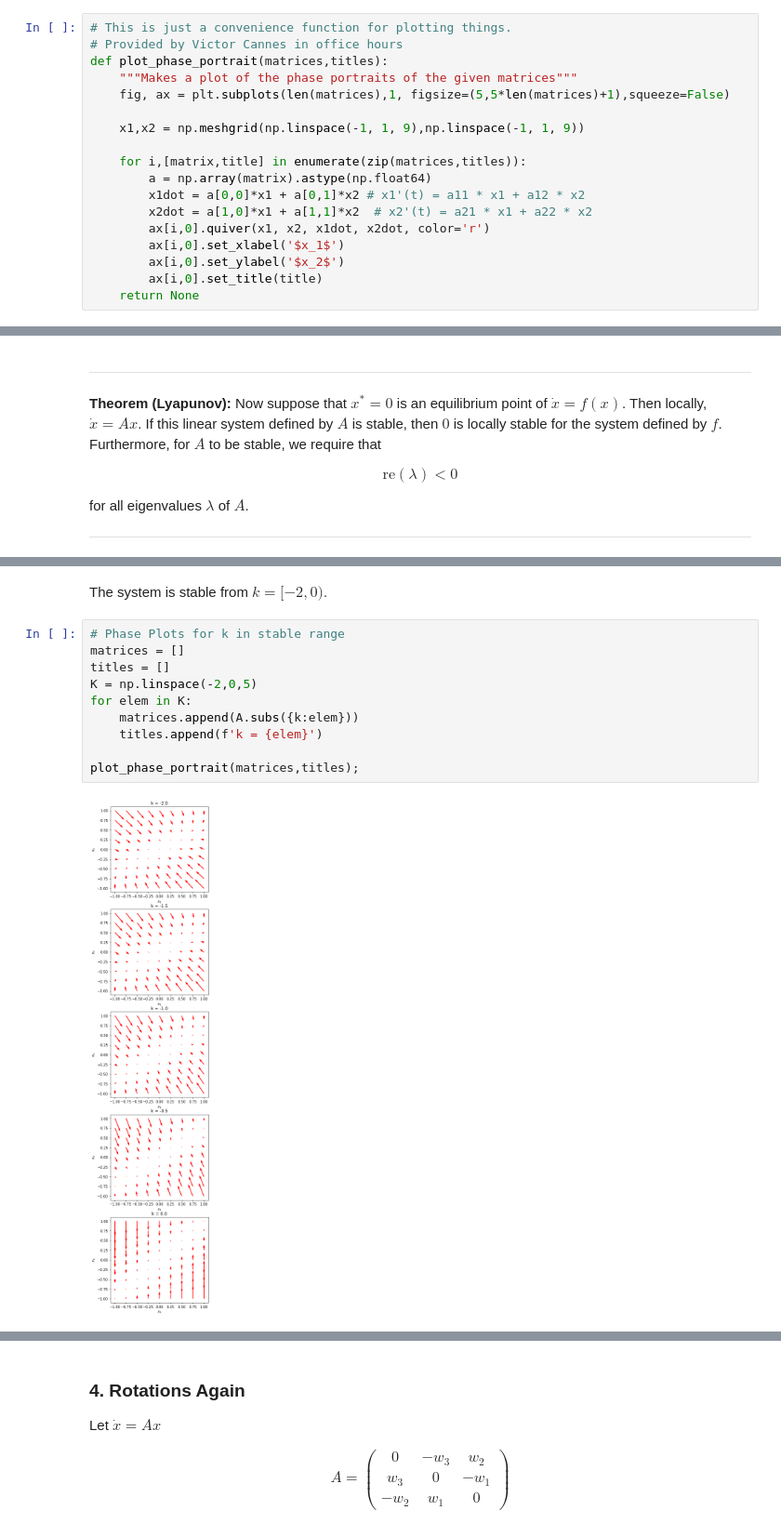
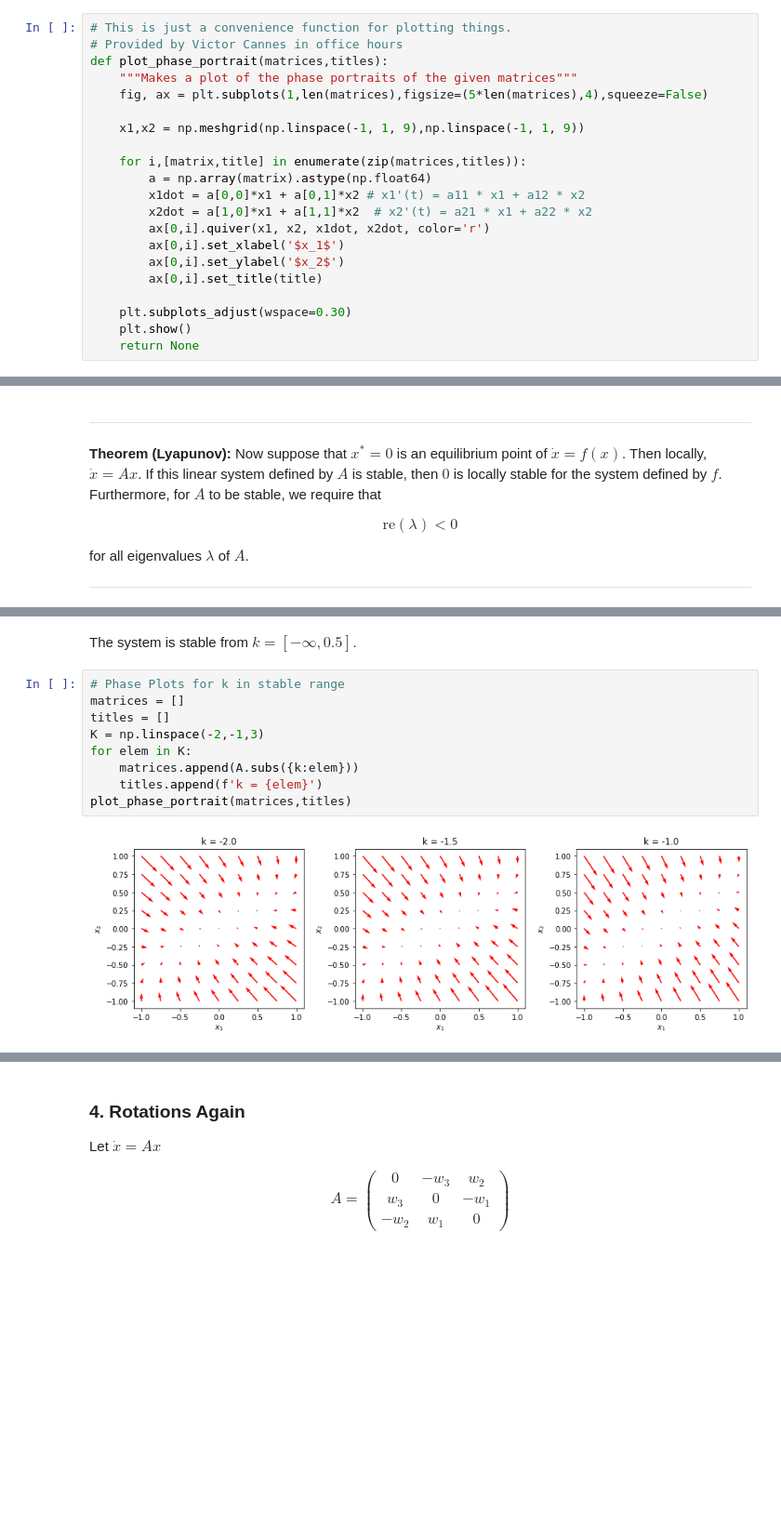
Before and after one commit to kegedy/EE502P, a Jupyter notebook: hw/kevin/HW05.ipynb, the cells around one changed output, grey strips where cells are left out. Shown at 93% size. Cells and saved outputs as stored; diff of their text form; blank space fills up the shorter version.

```diff
--- a/hw/kevin/HW05.ipynb
+++ b/hw/kevin/HW05.ipynb
@@ -127,7 +128,7 @@ $$
 # Provided by Victor Cannes in office hours
 def plot_phase_portrait(matrices,titles):
     """Makes a plot of the phase portraits of the given matrices"""
-    fig, ax = plt.subplots(len(matrices),1, figsize=(5,5*len(matrices)+1),squeeze=False)
+    fig, ax = plt.subplots(1,len(matrices),figsize=(5*len(matrices),4),squeeze=False)
 
     x1,x2 = np.meshgrid(np.linspace(-1, 1, 9),np.linspace(-1, 1, 9))
 
@@ -135,10 +136,13 @@ def plot_phase_portrait(matrices,titles):
         a = np.array(matrix).astype(np.float64)
         x1dot = a[0,0]*x1 + a[0,1]*x2 # x1'(t) = a11 * x1 + a12 * x2
         x2dot = a[1,0]*x1 + a[1,1]*x2  # x2'(t) = a21 * x1 + a22 * x2
-        ax[i,0].quiver(x1, x2, x1dot, x2dot, color='r')
-        ax[i,0].set_xlabel('$x_1$')
-        ax[i,0].set_ylabel('$x_2$')
-        ax[i,0].set_title(title)
+        ax[0,i].quiver(x1, x2, x1dot, x2dot, color='r')
+        ax[0,i].set_xlabel('$x_1$')
+        ax[0,i].set_ylabel('$x_2$')
+        ax[0,i].set_title(title)
+
+    plt.subplots_adjust(wspace=0.30)
+    plt.show()
     return None
 # %%
 matrices = []
@@ -488,14 +555,13 @@ ax.set_title("Real Part of Matrix A's Eigenvalues");
 # %% [markdown]
-The system is stable from $k = [-2,0).$
+The system is stable from $k = [-\infty,0.5].$
 # %%
 # Phase Plots for k in stable range
 matrices = []
 titles = []
-K = np.linspace(-2,0,5)
+K = np.linspace(-2,-1,3)
 for elem in K:
     matrices.append(A.subs({k:elem}))
     titles.append(f'k = {elem}')
-
-plot_phase_portrait(matrices,titles);
+plot_phase_portrait(matrices,titles)
 # %% [output]
-[figure, old version]
+[figure, new version]
```
Also changed, not shown: parts of 34 cells of this notebook.
